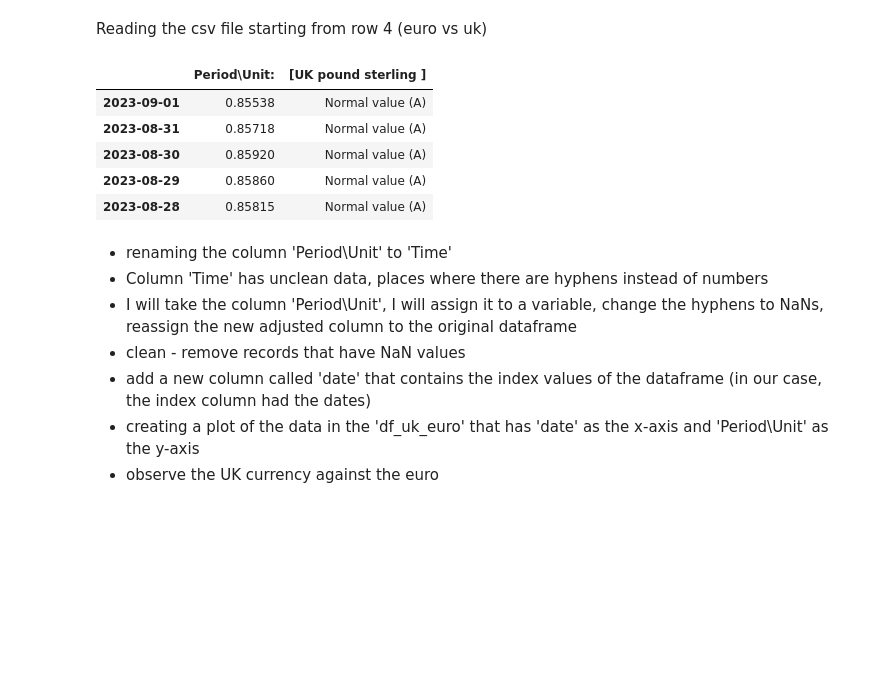
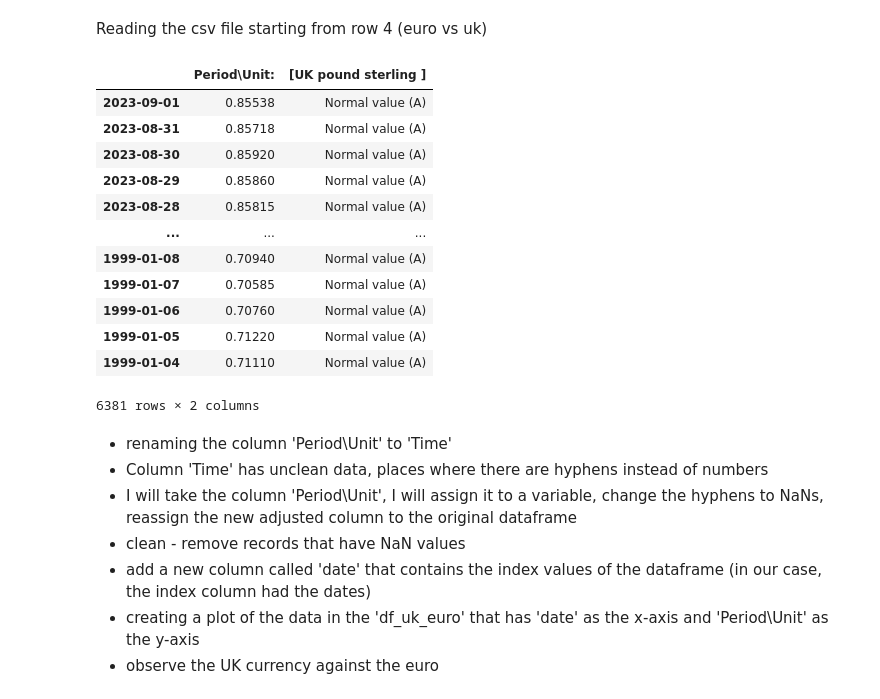
Before and after one commit to sonjamehes/PythonExchangeRate, a Jupyter notebook: exchange_uk.ipynb, the cells around one changed output. Drawn from its saved outputs; the diff is of its cells as text; code cells hidden in the pictures; blank space fills up the shorter version.

```diff
--- a/exchange_uk.ipynb
+++ b/exchange_uk.ipynb
@@ -10,12 +10,19 @@ df_uk_euro.dropna(inplace=True)
-# %%
-df_uk_euro.head()
-# %% [output]
-|  | Period\Unit: | [UK pound sterling ] |
-| 2023-09-01 | 0.85538 | Normal value (A) |
-| 2023-08-31 | 0.85718 | Normal value (A) |
-| 2023-08-30 | 0.85920 | Normal value (A) |
-| 2023-08-29 | 0.85860 | Normal value (A) |
-| 2023-08-28 | 0.85815 | Normal value (A) |
+# %%
+df_gbp_euro
+# %% [output]
+|  | Period\Unit: | [UK pound sterling ] |
+| 2023-09-01 | 0.85538 | Normal value (A) |
+| 2023-08-31 | 0.85718 | Normal value (A) |
+| 2023-08-30 | 0.85920 | Normal value (A) |
+| 2023-08-29 | 0.85860 | Normal value (A) |
+| 2023-08-28 | 0.85815 | Normal value (A) |
+| ... | ... | ... |
+| 1999-01-08 | 0.70940 | Normal value (A) |
+| 1999-01-07 | 0.70585 | Normal value (A) |
+| 1999-01-06 | 0.70760 | Normal value (A) |
+| 1999-01-05 | 0.71220 | Normal value (A) |
+| 1999-01-04 | 0.71110 | Normal value (A) |
+6381 rows × 2 columns
 # %% [markdown]
 - renaming the column 'Period\\Unit' to 'Time'
 - Column 'Time' has unclean data, places where there are hyphens instead of numbers
```
Also changed, not shown: parts of 6 cells of this notebook, 4 other files.
